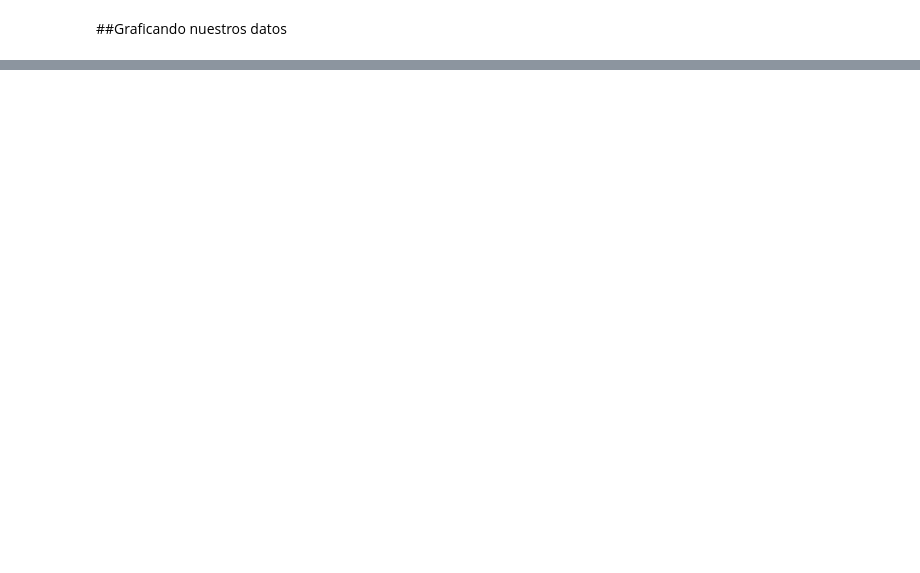
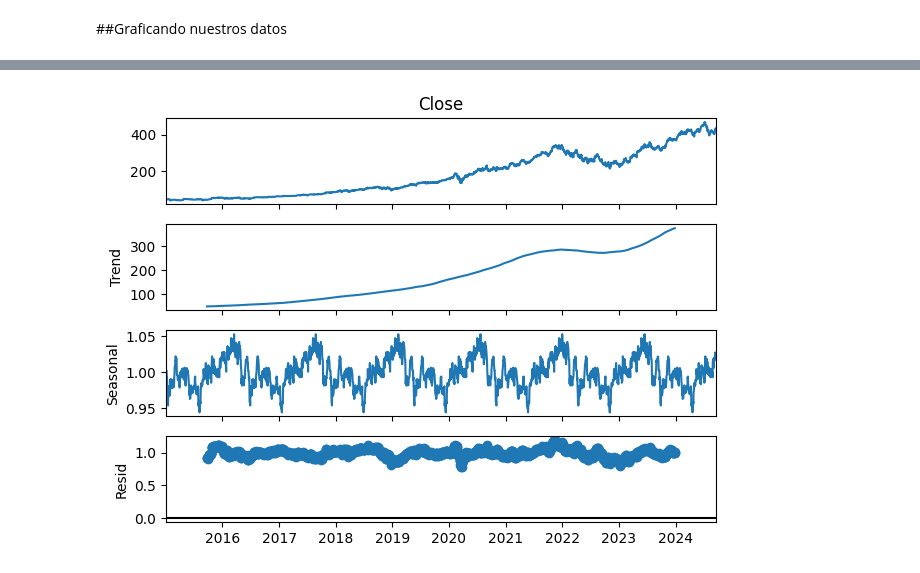
Before and after one commit to datawilly/Analisis_de_series_de_tiempo, a Jupyter notebook: Analisis_de_series_de_tiempo.ipynb, the cells around one changed output, grey strips where cells are left out. Cells and saved outputs as stored; diff of their text form; code cells hidden in the pictures; blank space fills up the shorter version.

```diff
--- a/Analisis_de_series_de_tiempo.ipynb
+++ b/Analisis_de_series_de_tiempo.ipynb
@@ -44,0 +91,32 @@ stock_data
+# %%
+output_notebook()
+
+data['Date_copy'] = data.index
+source = ColumnDataSource(data)
+
+p = figure(x_axis_type='datetime', title='Precio de MSFT a lo Largo del Tiempo',
+           height=400, width=800,
+           tools="pan,box_zoom,reset,save",
+           toolbar_location="above")
+
+p.xaxis.axis_label = 'Fecha'
+p.yaxis.axis_label = 'Precio de Cierre'
+
+hover = HoverTool(
+    tooltips=[
+        ("Fecha", "@Date_copy{%F}"),
+        ("Precio", "@Close{$0,0.00}")
+    ],
+    formatters={
+        '@Date_copy': 'datetime'
+    },
+    mode='vline'
+)
+
+p.add_tools(hover)
+
+p.line('Date_copy', 'Close', source=source, line_width=2, color='navy', legend_label='Precio de MSFT')
+
+p.legend.location = "top_left"
+
+show(p)
@@ -45,3 +127,5 @@ stock_data
+# %%
+data = data.drop('Date_copy', axis = 1)
 # %% [markdown]
 Antes de continuar es necesario verificar que tipos de datos tenemos en nuestro DF porque probablemente necesitemos realizar transformaciones para poder manejar los datos
 # %%
@@ -135,0 +150,9 @@ show(grid)
+# %%
+data_clean = data['Close'].interpolate()
+
+result = seasonal_decompose(data_clean, model='multiplicative', period=365)
+
+result.plot()
+plt.show()
+# %% [output]
+[figure, added]
```
Also changed, not shown: parts of 47 cells of this notebook.
